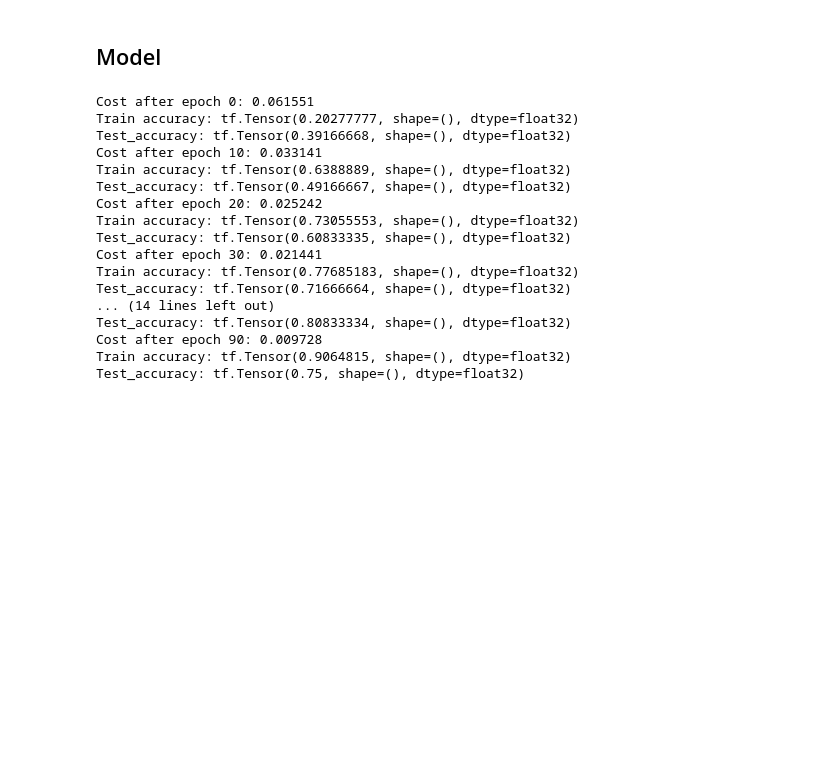
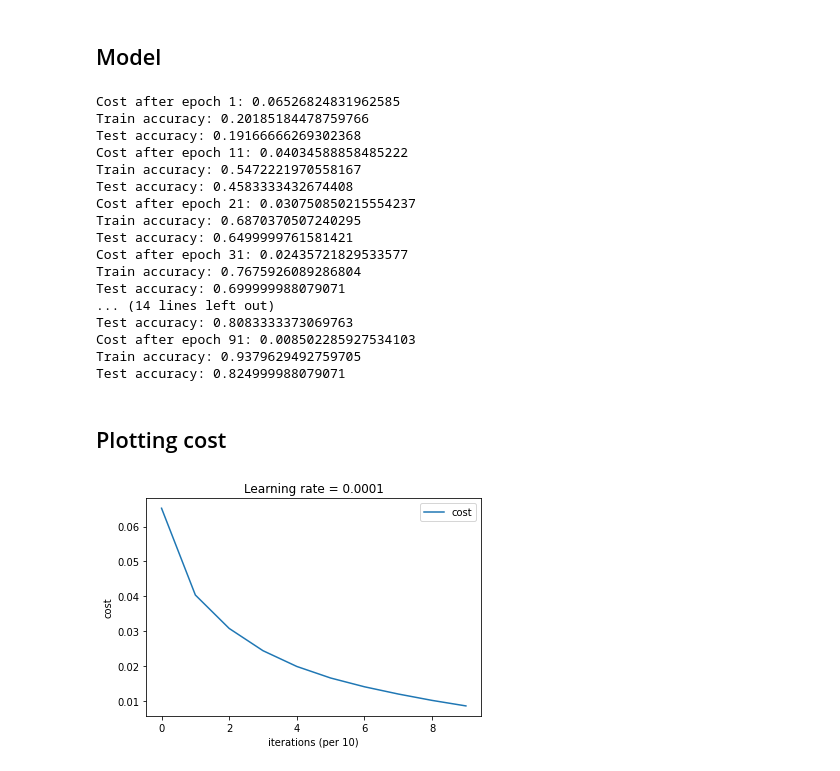
Before and after one commit to neuralsrg/MachineLearning, a Jupyter notebook: Tensorflow/tf_manual_nn.ipynb, the cells around one changed output. Saved outputs shown, nothing was run; the diff lists cells and outputs as text; code cells hidden in the pictures; blank space fills up the shorter version.

```diff
--- a/Tensorflow/tf_manual_nn.ipynb
+++ b/Tensorflow/tf_manual_nn.ipynb
@@ -152,33 +152,10 @@ def cost(preds, labels):
                                                           tf.math.softmax(tf.transpose(preds))))
 
   return cost
-# %%
-# GRADED FUNCTION: compute_cost
-
-def cost(logits, labels):
-    """
-    Computes the cost
-
-    Arguments:
-    logits -- output of forward propagation (output of the last LINEAR unit), of shape (6, num_examples)
-    labels -- "true" labels vector, same shape as Z3
-
-    Returns:
-    cost - Tensor of the cost function
-    """
-
-    #(1 line of code)
-    # cost = ...
-    # YOUR CODE STARTS HERE
-    cost = tf.reduce_mean(tf.keras.losses.categorical_crossentropy(tf.transpose(labels),
-                                                                   tf.math.softmax(tf.transpose(logits))))
-
-    # YOUR CODE ENDS HERE
-    return cost
 # %% [markdown]
 ## Model
 # %%
-def model(X_train, Y_train, X_test, Y_test, lr=0.001, epochs=1500,
+def model(X_train, Y_train, X_test, Y_test, lr=0.0001, epochs=1500,
           minibatch_size=32, print_cost=True):
 
   costs = []
@@ -209,14 +186,14 @@ def model(X_train, Y_train, X_test, Y_test, lr=0.001, epochs=1500,
 
   for epoch in range(epochs):
 
-    epoch_cost = 0
+    epoch_cost = 0.
     train_accuracy.reset_states()
 
     for (X, Y) in minibatches:
 
       with tf.GradientTape() as tape:
         Z3 = forward(tf.transpose(X), parameters)
-        minibatch_cost = cost(tf.transpose(Y), Z3)
+        minibatch_cost = cost(Z3, tf.transpose(Y))
 
       train_accuracy.update_state(Y, tf.transpose(Z3))
 
@@ -242,7 +219,7 @@ def model(X_train, Y_train, X_test, Y_test, lr=0.001, epochs=1500,
       print(f'Test accuracy: {test_accuracy.result()}')
 
       costs.append(epoch_cost)
-      train_acc.append(train_accuracy.result)
+      train_acc.append(train_accuracy.result())
       test_acc.append(test_accuracy.result())
 
       test_accuracy.reset_states()
@@ -349,20 +228,32 @@ def model(X_train, Y_train, X_test, Y_test, learning_rate = 0.0001,
 # %%
-parameters, costs, train_acc, test_acc = model(norm_train, norm_y_train, norm_test, norm_y_test, num_epochs=100)
+parameters, costs, train_acc, test_acc = model(norm_train, norm_y_train, norm_test, norm_y_test, epochs=100)
 # %% [output]
-Cost after epoch 0: 0.061551
-Train accuracy: tf.Tensor(0.20277777, shape=(), dtype=float32)
-Test_accuracy: tf.Tensor(0.39166668, shape=(), dtype=float32)
-Cost after epoch 10: 0.033141
-Train accuracy: tf.Tensor(0.6388889, shape=(), dtype=float32)
-Test_accuracy: tf.Tensor(0.49166667, shape=(), dtype=float32)
-Cost after epoch 20: 0.025242
-Train accuracy: tf.Tensor(0.73055553, shape=(), dtype=float32)
-Test_accuracy: tf.Tensor(0.60833335, shape=(), dtype=float32)
-Cost after epoch 30: 0.021441
-Train accuracy: tf.Tensor(0.77685183, shape=(), dtype=float32)
-Test_accuracy: tf.Tensor(0.71666664, shape=(), dtype=float32)
+Cost after epoch 1: 0.06526824831962585
+Train accuracy: 0.20185184478759766
+Test accuracy: 0.19166666269302368
+Cost after epoch 11: 0.04034588858485222
+Train accuracy: 0.5472221970558167
+Test accuracy: 0.4583333432674408
+Cost after epoch 21: 0.030750850215554237
+Train accuracy: 0.6870370507240295
+Test accuracy: 0.6499999761581421
+Cost after epoch 31: 0.02435721829533577
+Train accuracy: 0.7675926089286804
+Test accuracy: 0.699999988079071
 ... (14 lines left out)
-Test_accuracy: tf.Tensor(0.80833334, shape=(), dtype=float32)
-Cost after epoch 90: 0.009728
-Train accuracy: tf.Tensor(0.9064815, shape=(), dtype=float32)
-Test_accuracy: tf.Tensor(0.75, shape=(), dtype=float32)
+Test accuracy: 0.8083333373069763
+Cost after epoch 91: 0.008502285927534103
+Train accuracy: 0.9379629492759705
+Test accuracy: 0.824999988079071
+# %% [markdown]
+## Plotting cost
+# %%
+# Plot the cost
+plt.plot(np.squeeze(costs), label='cost')
+plt.ylabel('cost')
+plt.xlabel('iterations (per 10)')
+plt.title('Learning rate = 0.0001')
+plt.legend()
+plt.show()
+# %% [output]
+[figure, added]
```
Also changed, not shown: parts of 3 cells of this notebook.
